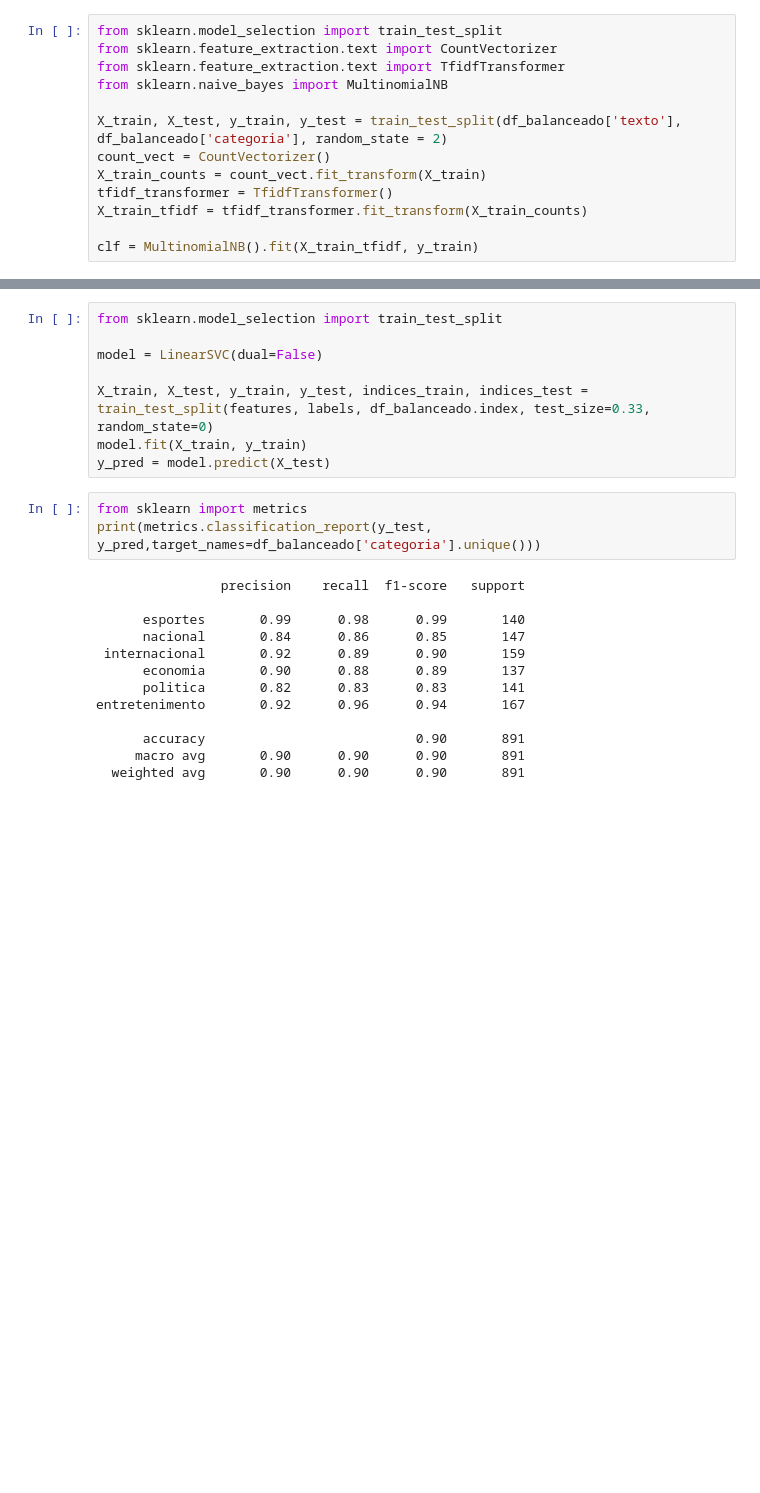
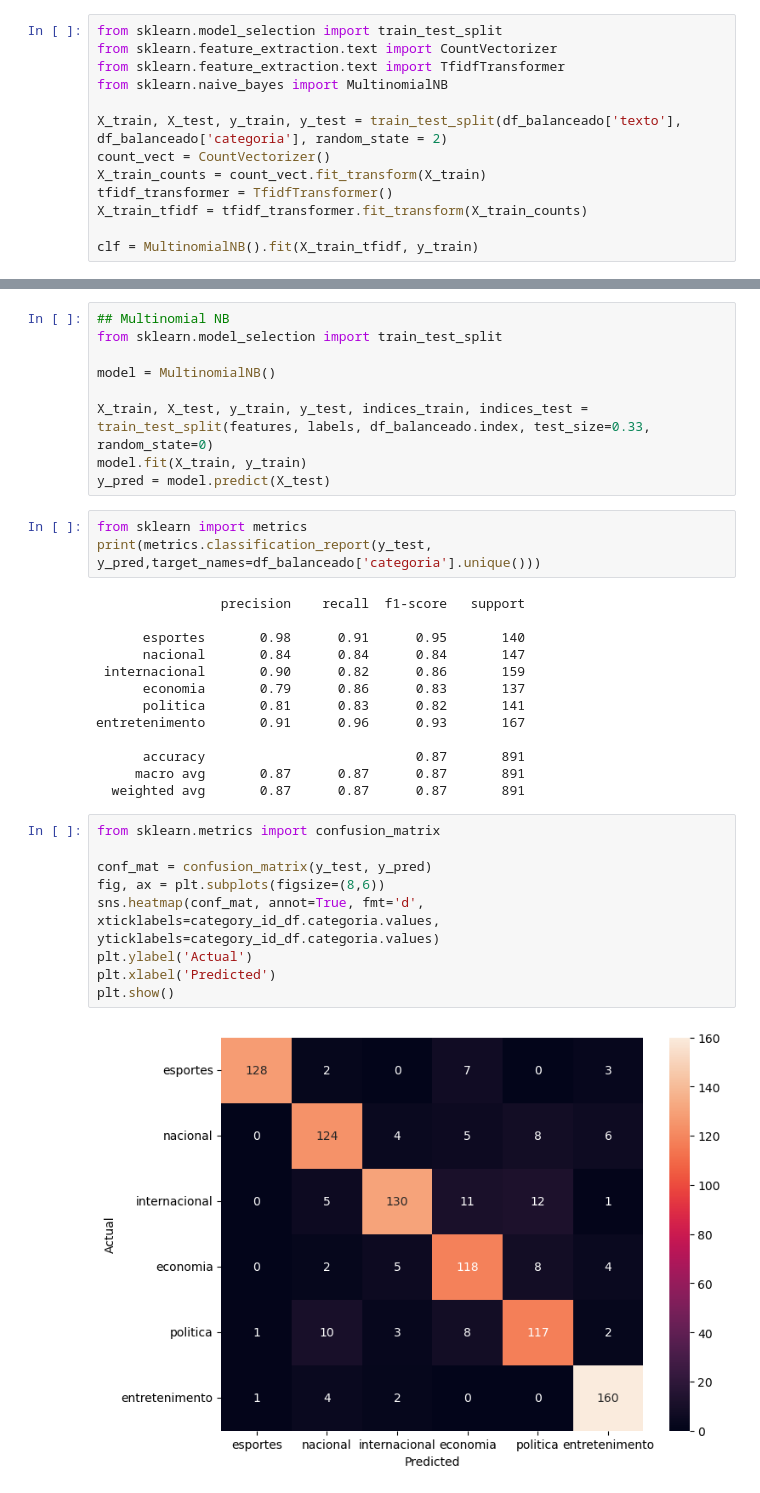
Before and after one commit to BiancaNCoelho/NLP, a Jupyter notebook: T03/Trabalho03.ipynb, the cells around one changed output, grey strips where cells are left out. Drawn from its saved outputs; the diff is of its cells as text; blank space fills up the shorter version.

```diff
--- a/T03/Trabalho03.ipynb
+++ b/T03/Trabalho03.ipynb
@@ -283,7 +300,8 @@ Name: accuracy, dtype: float64
 # %%
+## Multinomial NB
 from sklearn.model_selection import train_test_split
 
-model = LinearSVC(dual=False)
+model = MultinomialNB()
 
 X_train, X_test, y_train, y_test, indices_train, indices_test = train_test_split(features, labels, df_balanceado.index, test_size=0.33, random_state=0)
 model.fit(X_train, y_train)
@@ -294,13 +312,24 @@ print(metrics.classification_report(y_test, y_pred,target_names=df_balanceado['c
 # %% [output]
                 precision    recall  f1-score   support
 
-      esportes       0.99      0.98      0.99       140
-      nacional       0.84      0.86      0.85       147
- internacional       0.92      0.89      0.90       159
-      economia       0.90      0.88      0.89       137
-      politica       0.82      0.83      0.83       141
-entretenimento       0.92      0.96      0.94       167
+      esportes       0.98      0.91      0.95       140
+      nacional       0.84      0.84      0.84       147
+ internacional       0.90      0.82      0.86       159
+      economia       0.79      0.86      0.83       137
+      politica       0.81      0.83      0.82       141
+entretenimento       0.91      0.96      0.93       167
 
-      accuracy                           0.90       891
-     macro avg       0.90      0.90      0.90       891
-  weighted avg       0.90      0.90      0.90       891
+      accuracy                           0.87       891
+     macro avg       0.87      0.87      0.87       891
+  weighted avg       0.87      0.87      0.87       891
+# %%
+from sklearn.metrics import confusion_matrix
+
+conf_mat = confusion_matrix(y_test, y_pred)
+fig, ax = plt.subplots(figsize=(8,6))
+sns.heatmap(conf_mat, annot=True, fmt='d', xticklabels=category_id_df.categoria.values, yticklabels=category_id_df.categoria.values)
+plt.ylabel('Actual')
+plt.xlabel('Predicted')
+plt.show()
+# %% [output]
+[figure, added]
```
Also changed, not shown: parts of 38 cells of this notebook.
